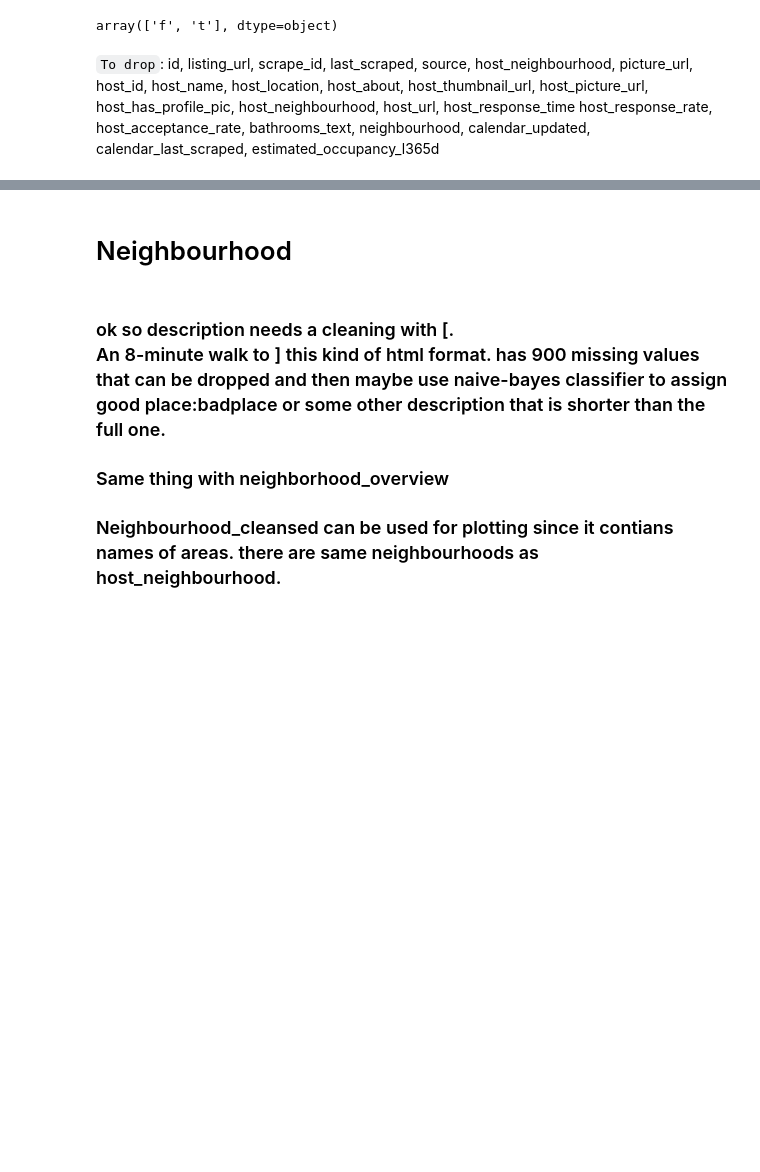
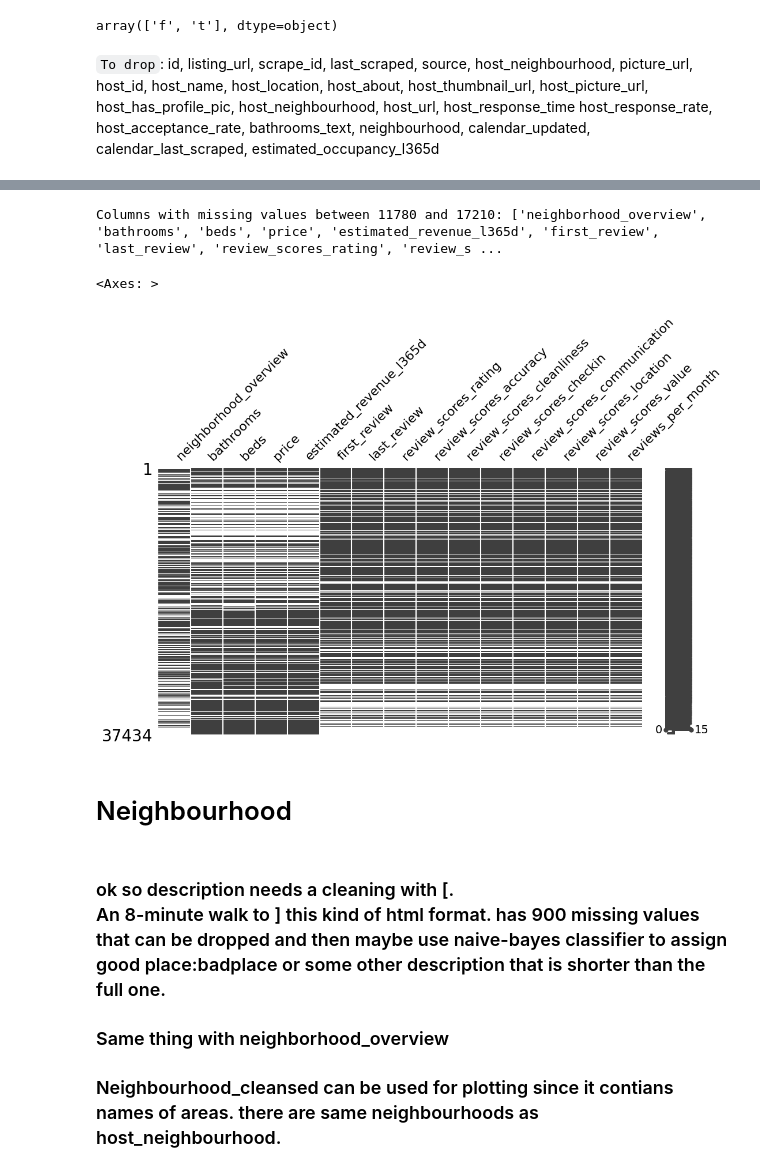
Before and after one commit to Deimos999/EDA, a Jupyter notebook: final_project.ipynb, the cells around one changed output, grey strips where cells are left out. Drawn from its saved outputs; the diff is of its cells as text; code cells hidden in the pictures; blank space fills up the shorter version.

Commit message:
found patterns in missing data

```diff
--- a/final_project.ipynb
+++ b/final_project.ipynb
@@ -400,0 +404,4 @@ is_business_travel_ready
+# %%
+# list of columns to drop
+# These columns are not useful for our analysis and will be dropped
+columns_to_drop = ['id', 'listing_url', 'scrape_id', 'last_scraped', 'source', 'host_neighbourhood', 'picture_url', 'host_id', 'host_name', 'host_location', 'host_about', 'host_thumbnail_url', 'host_picture_url', 'host_has_profile_pic', 'host_neighbourhood', 'host_url', 'host_response_time', 'host_response_rate', 'host_acceptance_rate', 'bathrooms_text', 'neighbourhood', 'calendar_updated', 'calendar_last_scraped', 'estimated_occupancy_l365d']
@@ -400,0 +480,18 @@ is_business_travel_ready
+# %%
+# creating binary column: 1 id the license is not NaN, 0 if it is NaN
+df['has_license'] = df['license'].apply(lambda x: 1 if pd.notna(x) else 0)
+
+# print the first 5 rows of the new column
+print(df['has_license'].head())
+
+# checking the unique values for the new column
+print(df['has_license'].unique())
+
+# getting the index of license column
+license_index = df.columns.get_loc('license')
+
+# moving the has_license column after the license column
+df.insert(license_index + 1, 'has_license', df.pop('has_license'))
+
+# dropping the license column
+df.drop(columns=['license'], inplace=True)
@@ -401,3 +527,17 @@ is_business_travel_ready
+# %%
+# getting the columns that have between 17210 and 11780 missing values
+subset1_columns = df.columns[df.isna().sum().between(11780, 17210)].tolist()
+print("Columns with missing values between 11780 and 17210:", subset1_columns)
+
+# creating a subset of the dataframe with the columns that have between 11780 and 17210 missing values
+subset1 = df[subset1_columns]
+
+# visualising the missing values in the subset1 dataframe
+msno.matrix(subset1, figsize=(12, 6))
+# %% [output]
+Columns with missing values between 11780 and 17210: ['neighborhood_overview', 'bathrooms', 'beds', 'price', 'estimated_revenue_l365d', 'first_review', 'last_review', 'review_scores_rating', 'review_s ...
+<Axes: >
+[figure, added]
 # %% [markdown]
 # Neighbourhood
 # %% [markdown]
```
Also changed, not shown: parts of 24 cells of this notebook.
